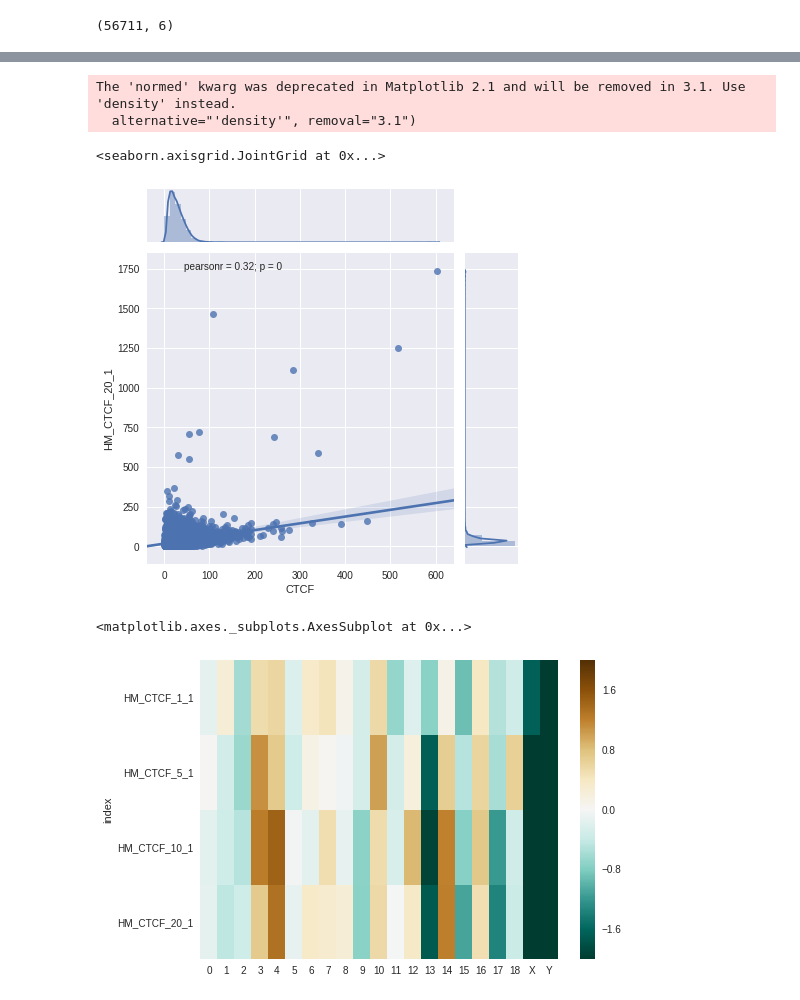
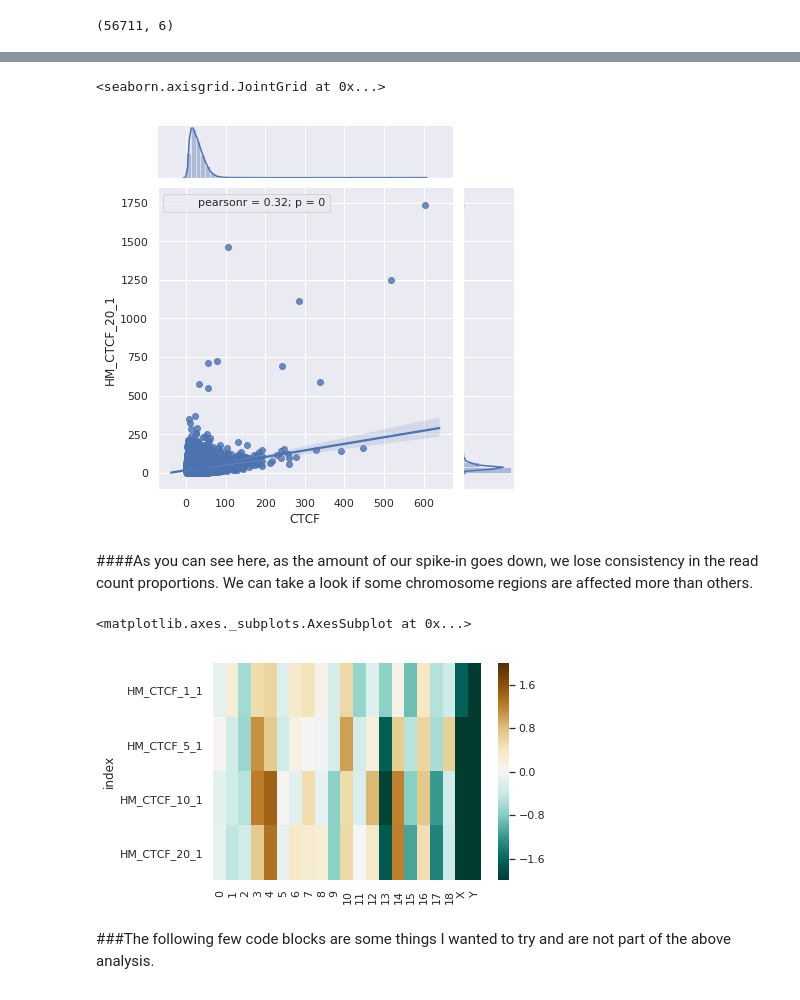
Before and after one commit to sidwekhande/spike-in, a Jupyter notebook: Data_Analysis_of_a_ChIP_seq_spike_in_reference.ipynb, the cells around one changed output, grey strips where cells are left out. Saved outputs shown, nothing was run; the diff lists cells and outputs as text; code cells hidden in the pictures.

```diff
--- a/Data_Analysis_of_a_ChIP_seq_spike_in_reference.ipynb
+++ b/Data_Analysis_of_a_ChIP_seq_spike_in_reference.ipynb
@@ -184,4 +183,6 @@ print(H1_C1rc)
 # %%
+sns.set(style="darkgrid", color_codes=True)
 grid1 = sns.jointplot(x = (sum_df["CTCF"]), y = sum_df["HM_CTCF_1_1"],kind ="reg")
+grid1.annotate(stats.pearsonr)
 grid1
 # %% [output]
@@ -208,9 +205,10 @@ The 'normed' kwarg was deprecated in Matplotlib 2.1 and will be removed in 3.1.
 # %%
 grid4 = sns.jointplot(x = (sum_df["CTCF"]), y = sum_df["HM_CTCF_20_1"],kind ="reg")
+grid4.annotate(stats.pearsonr)
 grid4
 # %% [output]
-The 'normed' kwarg was deprecated in Matplotlib 2.1 and will be removed in 3.1. Use 'density' instead.
-  alternative="'density'", removal="3.1")
+<seaborn.axisgrid.JointGrid at 0x...>
-<seaborn.axisgrid.JointGrid at 0x...>
-[figure, old version]
+[figure, new version]
+# %% [markdown]
+####As you can see here, as the amount of our spike-in goes down, we lose consistency in the read count proportions. We can take a look if some chromosome regions are affected more than others.
 # %%
@@ -265,4 +247,6 @@ chrom["Y"] = chro
 sns.heatmap(chrom, cmap = "BrBG_r",vmin = -2, vmax=2)
 # %% [output]
 <matplotlib.axes._subplots.AxesSubplot at 0x...>
-[figure, old version]
+[figure, new version]
+# %% [markdown]
+###The following few code blocks are some things I wanted to try and are not part of the above analysis.
```
Also changed, not shown: parts of 21 cells of this notebook.
